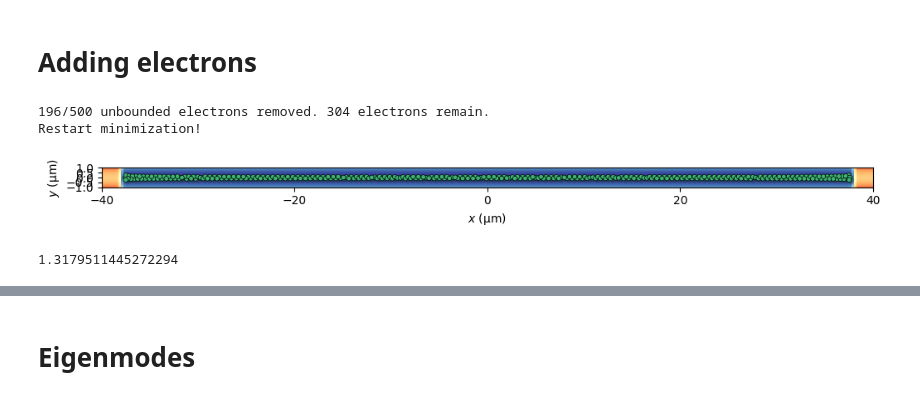
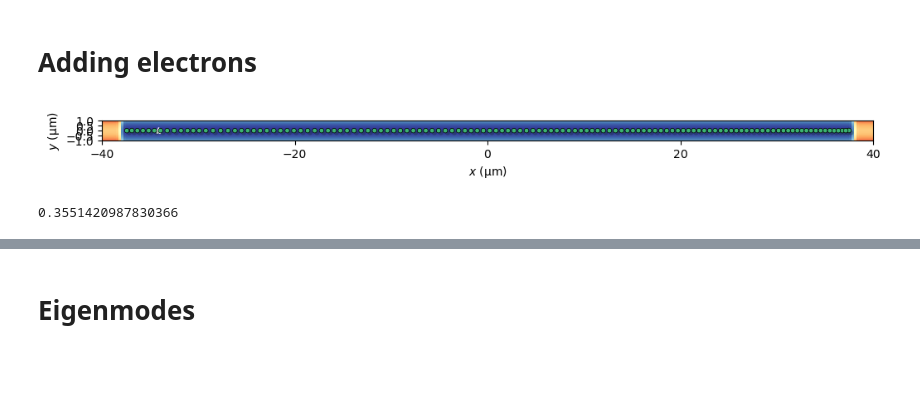
Before and after one commit to gkoolstra/quantum_electron, a Jupyter notebook: examples/04_long_channel.ipynb, the cells around one changed output, grey strips where cells are left out. Cells and saved outputs as stored; diff of their text form; code cells hidden in the pictures; blank space fills up the shorter version.

```diff
--- a/examples/04_long_channel.ipynb
+++ b/examples/04_long_channel.ipynb
@@ -54,33 +56,31 @@ p.plot_potential_energy(dxdy=(channel_length, 8))
 # %% [markdown]
 # Adding electrons
 # %%
-n_electrons = 500
+n_electrons = 225
 
 fig, ax = plt.subplots(1, 1, figsize=(12, 4))
 
 fm = FullModel(potential_dict=potential_dict, voltage_dict=voltages, trap_annealing_steps=[10.0]*10, max_x_displacement=0.25e-6, max_y_displacement=0.25e-6)
 fm.remove_unbound_electrons = True
 
 # Create a rectangular initial condition
 n_rows = 1
 init_x = np.tile(np.linspace(-channel_length+1.5, channel_length-1.5, n_electrons // n_rows), n_rows) * micron
 init_y = np.repeat(np.linspace(-.8, 8, n_rows), n_electrons // n_rows) * micron
 initial_condition = xy2r(init_x, init_y)
 
 # Feed this into the model
 res = fm.get_electron_positions(n_electrons=n_electrons, electron_initial_positions=initial_condition, verbose=False)
 final_x, final_y = r2xy(res['x'])
 
 fm.plot_potential_energy(ax=ax, dxdy=(channel_length, 2), print_voltages=False, plot_contours=False)
 fm.plot_electron_positions(res, ax=ax, marker_size=4)
 # %% [output]
-196/500 unbounded electrons removed. 304 electrons remain.
-Restart minimization!
-[figure, old version]
+[figure, new version]
 # %%
 density_from_positions(final_x, final_y) / 1e13
 # %% [output]
-1.3179511445272294
+0.3551420987830366
 # %%
 fm.plot_convergence()
 # %% [output]
```
Also changed, not shown: parts of 14 cells of this notebook, 2 other files.
